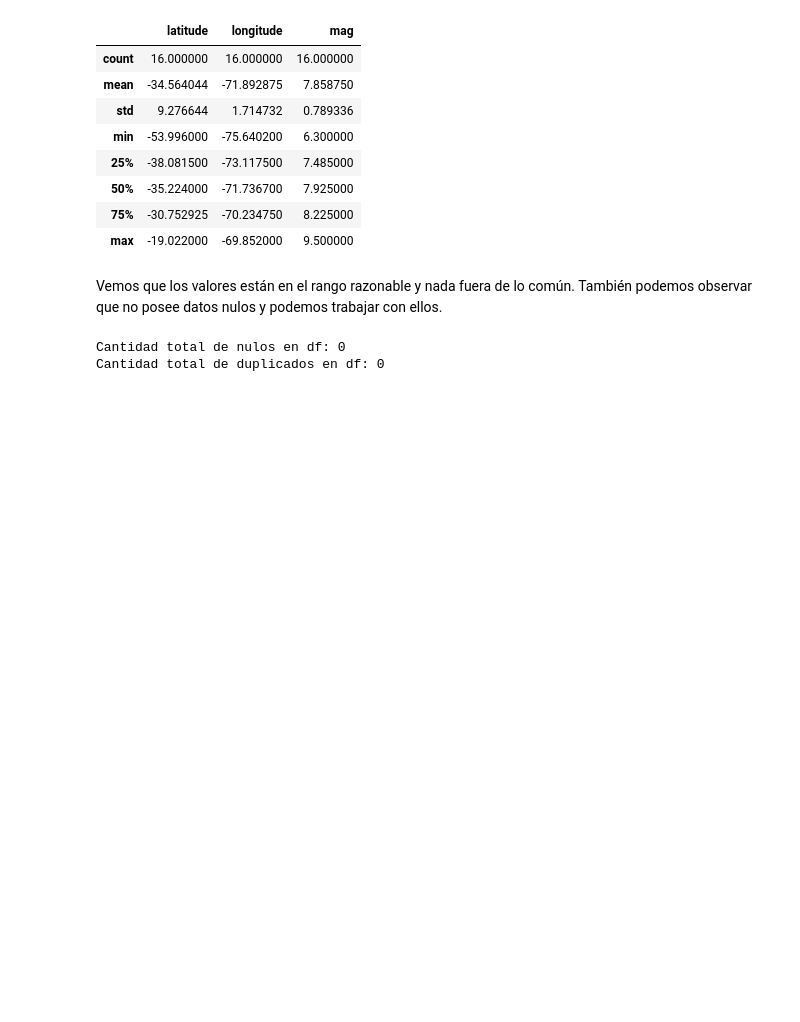
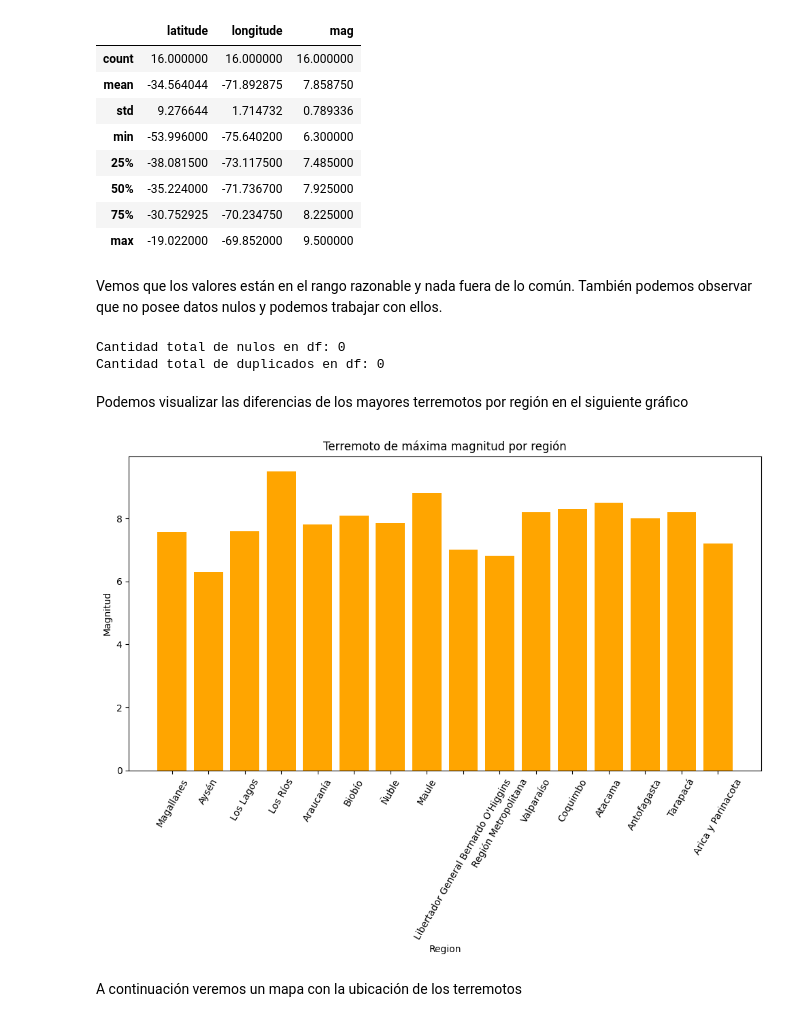
Before and after one commit to Skysilen-t/Proyecto-Ciencia-de-Datos, a Jupyter notebook: Propuesta y documento/Preguntas/pregunta_2.ipynb, the cells around one changed output. Saved outputs shown, nothing was run; the diff lists cells and outputs as text; code cells hidden in the pictures; blank space fills up the shorter version.

```diff
--- a/Propuesta y documento/Preguntas/pregunta_2.ipynb
+++ b/Propuesta y documento/Preguntas/pregunta_2.ipynb
@@ -94,10 +96,24 @@ mayores_sismos.describe()
 # %% [markdown]
 Vemos que los valores están en el rango razonable y nada fuera de lo común. También podemos observar que no posee datos nulos y podemos trabajar con ellos.
 # %%
-mayores_sismos_clean = mayores_sismos.dropna()
-mayores_sismos_clean = mayores_sismos_clean.drop_duplicates(keep='first')
-print("Cantidad total de nulos en df:", mayores_sismos_clean.isnull().sum().sum())
-print("Cantidad total de duplicados en df:", mayores_sismos_clean.duplicated().sum())
+mayores_sismos = mayores_sismos.dropna()
+mayores_sismos = mayores_sismos.drop_duplicates(keep='first')
+print("Cantidad total de nulos en df:", mayores_sismos.isnull().sum().sum())
+print("Cantidad total de duplicados en df:", mayores_sismos.duplicated().sum())
 # %% [output]
 Cantidad total de nulos en df: 0
 Cantidad total de duplicados en df: 0
+# %% [markdown]
+Podemos visualizar las diferencias de los mayores terremotos por región en el siguiente gráfico
+# %%
+plt.figure(figsize=(12, 6))
+plt.bar(mayores_sismos['region'], mayores_sismos['mag'], color = "orange")
+plt.title('Terremoto de máxima magnitud por región')
+plt.xlabel('Region')
+plt.ylabel('Magnitud')
+plt.xticks(rotation=60)
+plt.show()
+# %% [output]
+[figure, added]
+# %% [markdown]
+A continuación veremos un mapa con la ubicación de los terremotos
```
Also changed, not shown: parts of 7 cells of this notebook, 5 other files.
